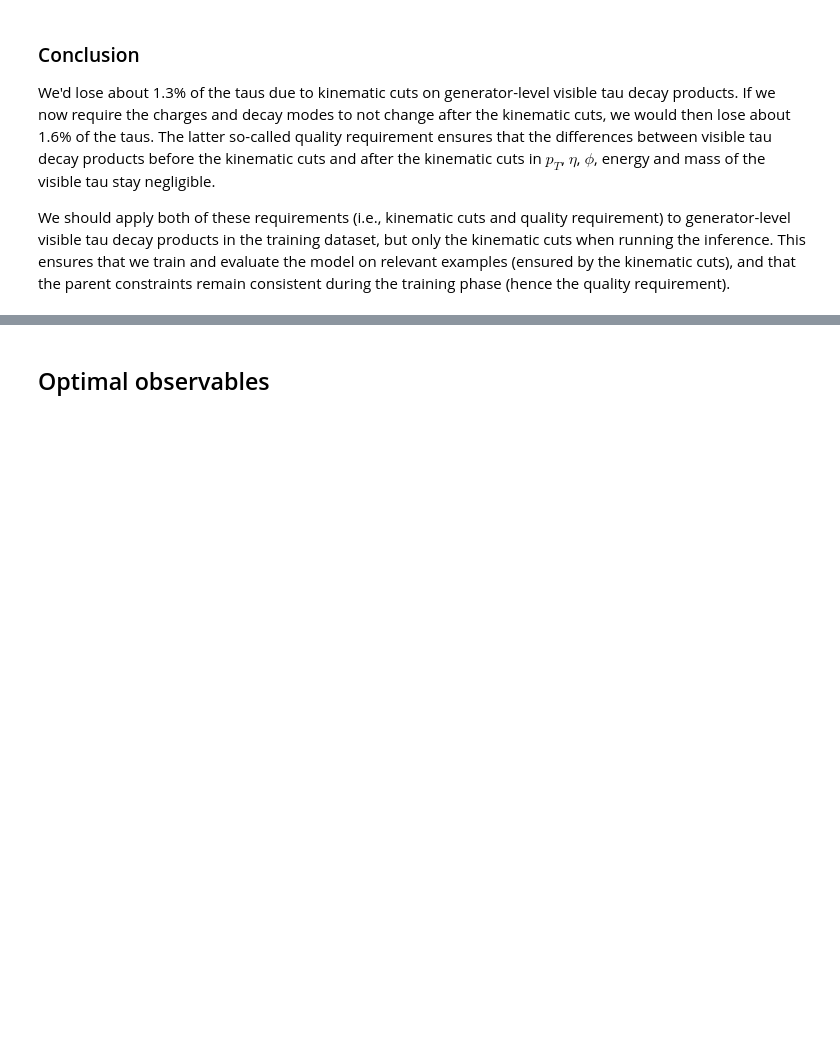
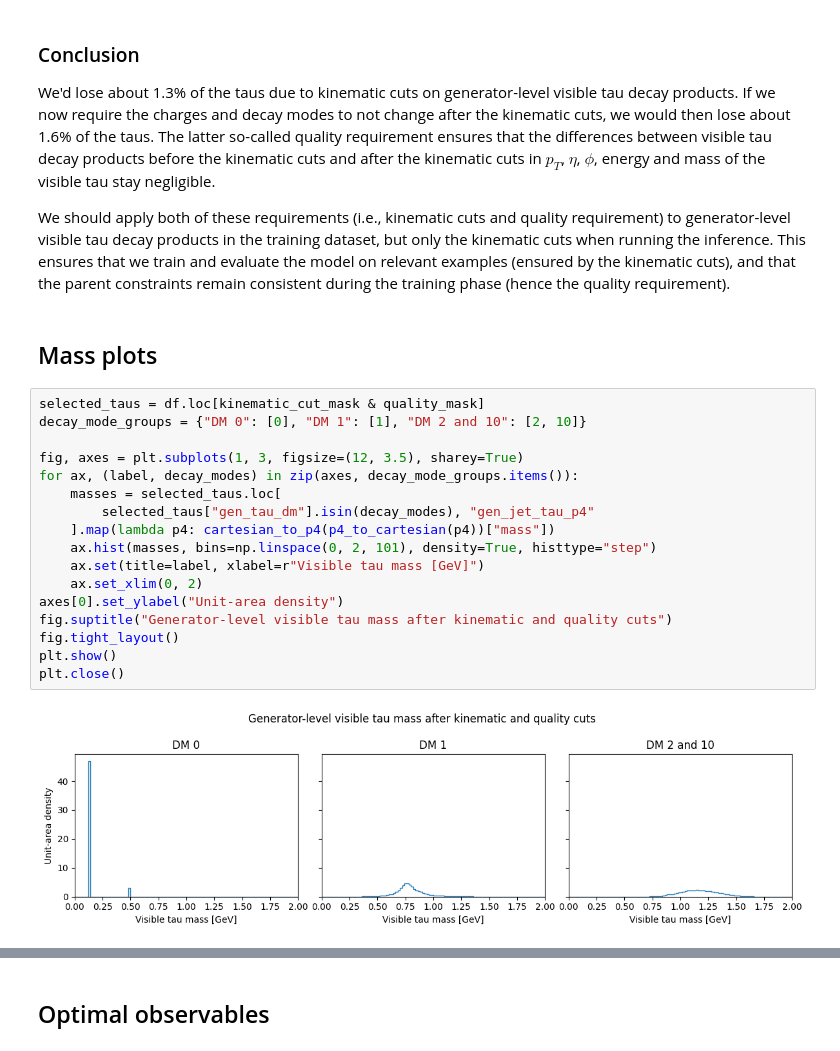
Before and after one commit to ktht/ml-tau-model, a Jupyter notebook: mltau/notebooks/gen-level-studies.ipynb, the cells around one changed output, grey strips where cells are left out. Drawn from its saved outputs; the diff is of its cells as text; blank space fills up the shorter version.

Commit message:
Plot gen-level constituents' masses

```diff
--- a/mltau/notebooks/gen-level-studies.ipynb
+++ b/mltau/notebooks/gen-level-studies.ipynb
@@ -549,3 +549,24 @@ The latter so-called quality requirement ensures that the differences between vi
 
 We should apply both of these requirements (i.e., kinematic cuts and quality requirement) to generator-level visible tau decay products in the training dataset, but only the kinematic cuts when running the inference.
 This ensures that we train and evaluate the model on relevant examples (ensured by the kinematic cuts), and that the parent constraints remain consistent during the training phase (hence the quality requirement).
+# %% [markdown]
+## Mass plots
+# %%
+selected_taus = df.loc[kinematic_cut_mask & quality_mask]
+decay_mode_groups = {"DM 0": [0], "DM 1": [1], "DM 2 and 10": [2, 10]}
+
+fig, axes = plt.subplots(1, 3, figsize=(12, 3.5), sharey=True)
+for ax, (label, decay_modes) in zip(axes, decay_mode_groups.items()):
+    masses = selected_taus.loc[
+        selected_taus["gen_tau_dm"].isin(decay_modes), "gen_jet_tau_p4"
+    ].map(lambda p4: cartesian_to_p4(p4_to_cartesian(p4))["mass"])
+    ax.hist(masses, bins=np.linspace(0, 2, 101), density=True, histtype="step")
+    ax.set(title=label, xlabel=r"Visible tau mass [GeV]")
+    ax.set_xlim(0, 2)
+axes[0].set_ylabel("Unit-area density")
+fig.suptitle("Generator-level visible tau mass after kinematic and quality cuts")
+fig.tight_layout()
+plt.show()
+plt.close()
+# %% [output]
+[figure, added]
```
Also changed, not shown: parts of 1 cell of this notebook.
